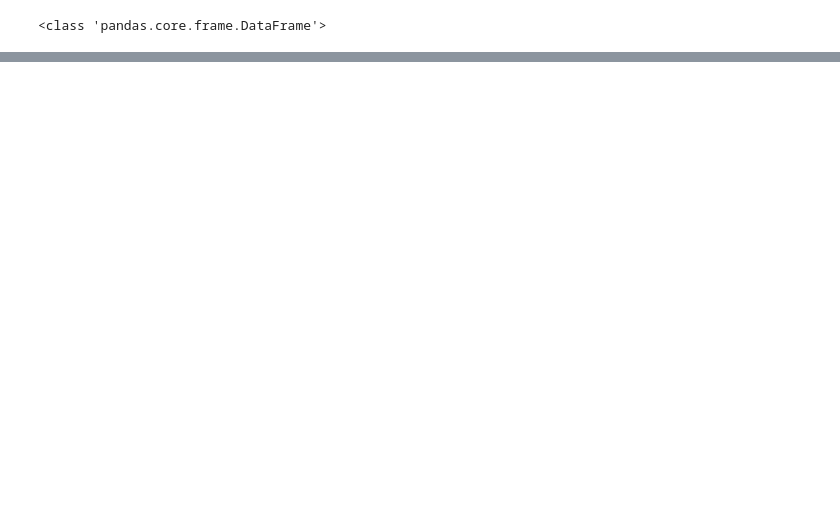
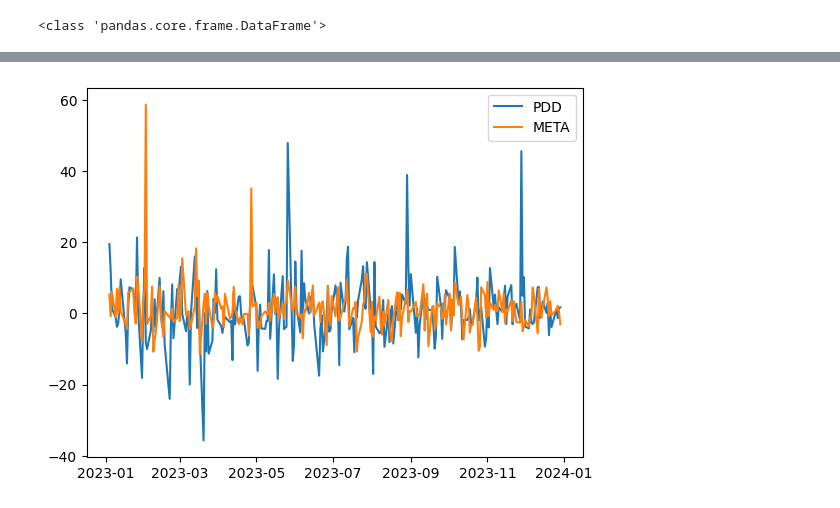
Before and after one commit to ken-liu-17/py, a Jupyter notebook: yahoo/download.ipynb, the cells around one changed output, grey strips where cells are left out. Cells and saved outputs as stored; diff of their text form; code cells hidden in the pictures; blank space fills up the shorter version.

```diff
--- a/yahoo/download.ipynb
+++ b/yahoo/download.ipynb
@@ -68,0 +110,8 @@ Datetime
+# %%
+df1 = df0['Adj Close']
+print(df1.head())
+print(df1.tail())
+print(df1.shape)
+print(df1.columns)
+df1.plot()
+plt.show()
@@ -68,0 +137,10 @@ Datetime
+# %%
+import pandas as pd
+df_price = df1.loc[(df1.index >= '2023-01-01') & (df1.index < '2024-01-01')]
+print(df_price.head())
+print(df_price.tail())
+print(df_price.shape)
+print(df_price.columns)
+df_price.to_csv('../data/adj_close_2023.csv')
+df_price.plot()
+plt.show()
@@ -68,0 +166,6 @@ Datetime
+# %%
+df_ret = df_price.pct_change()*252
+print(df_ret.head())
+print(df_ret.tail())
+df_ret.plot()
+plt.show()
@@ -68,0 +191,7 @@ Datetime
+# %%
+plt.plot(df_ret['PDD'], label='PDD')
+plt.plot(df_ret['META'], label='META')
+plt.legend()
+plt.show()
+# %% [output]
+[figure, added]
```
Also changed, not shown: parts of 11 cells of this notebook, 3 other files.
